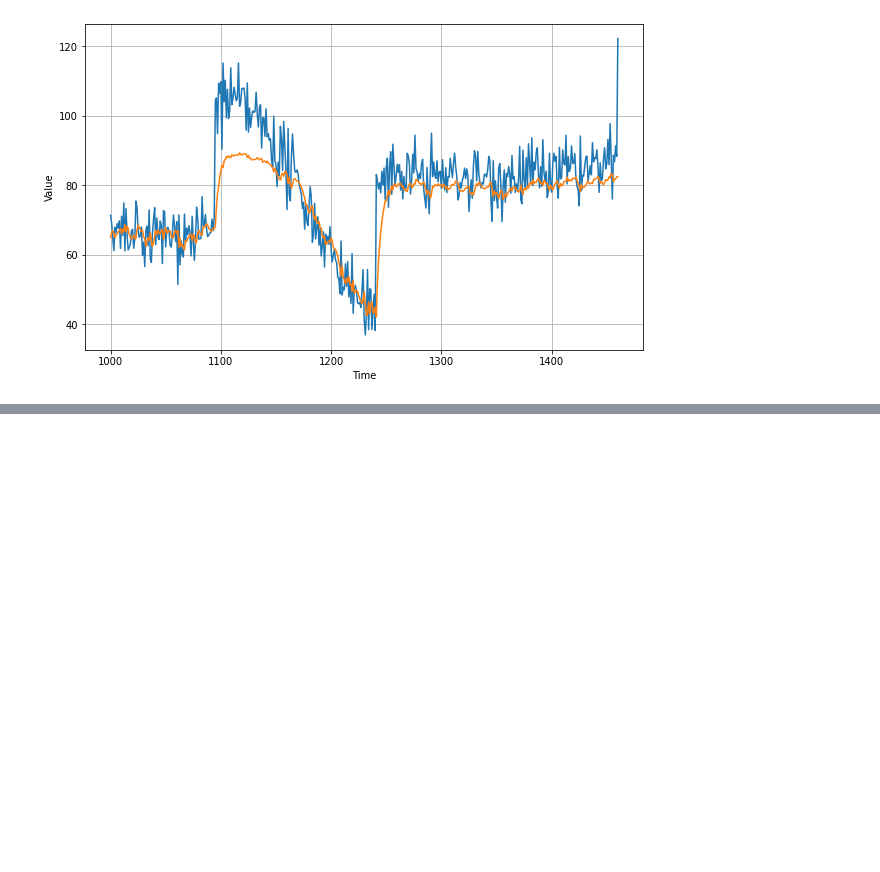
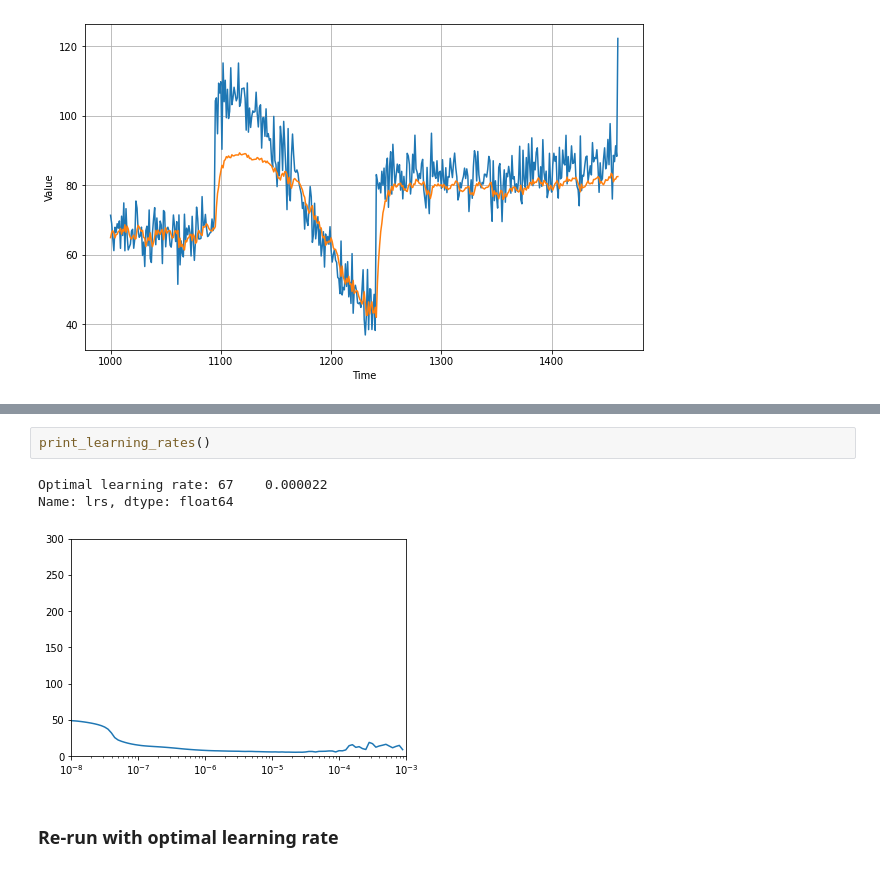
Before and after one commit to soerenml/tensorflow-certificate, a Jupyter notebook: Time_series_data.ipynb, the cells around one changed output, grey strips where cells are left out. Cells and saved outputs as stored; diff of their text form; blank space fills up the shorter version.

```diff
--- a/Time_series_data.ipynb
+++ b/Time_series_data.ipynb
@@ -609,0 +662,8 @@ MAE: 6.0
+# %%
+print_learning_rates()
+# %% [output]
+Optimal learning rate: 67    0.000022
+Name: lrs, dtype: float64
+[figure, added]
+# %% [markdown]
+### Re-run with optimal learning rate
```
Also changed, not shown: parts of 17 cells of this notebook.
